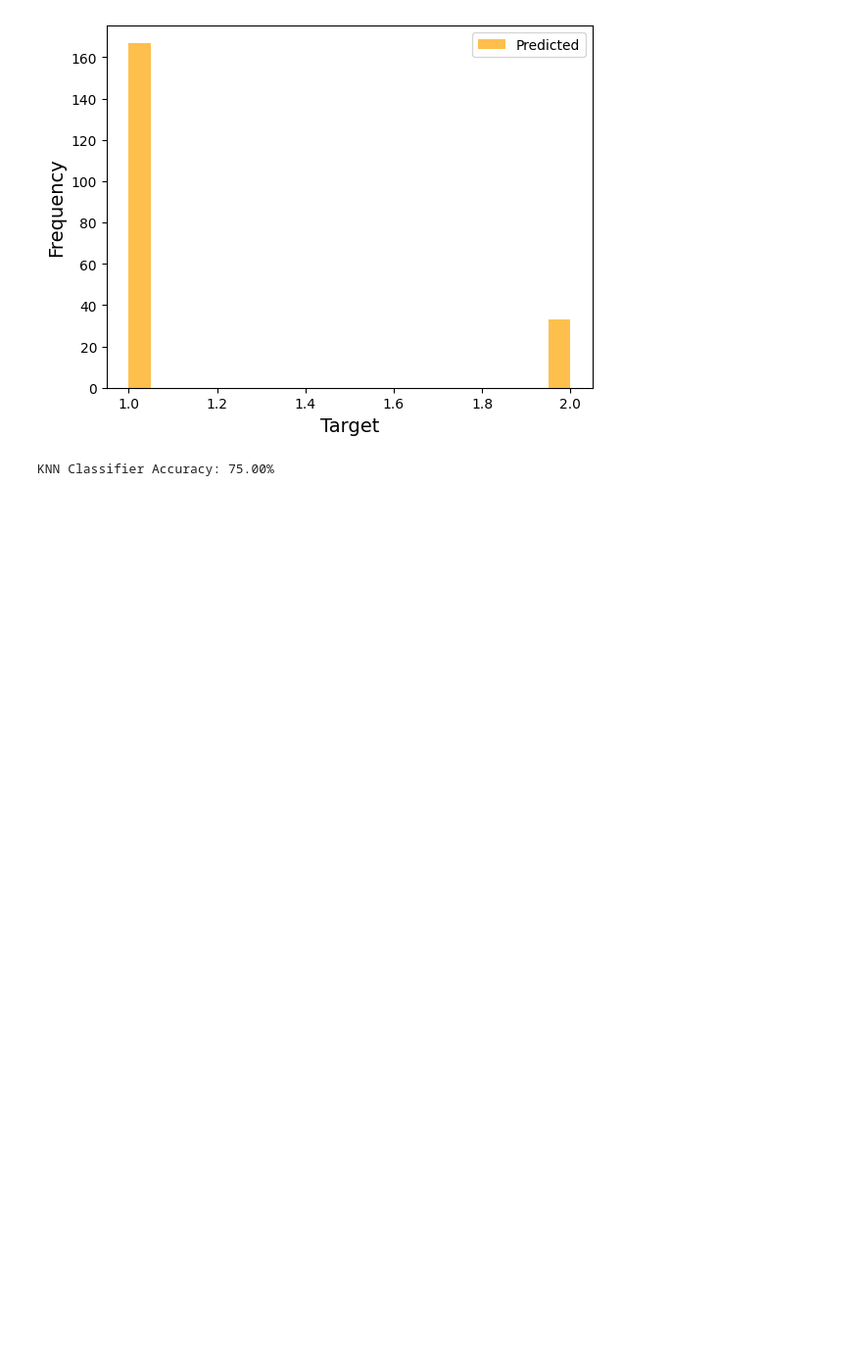
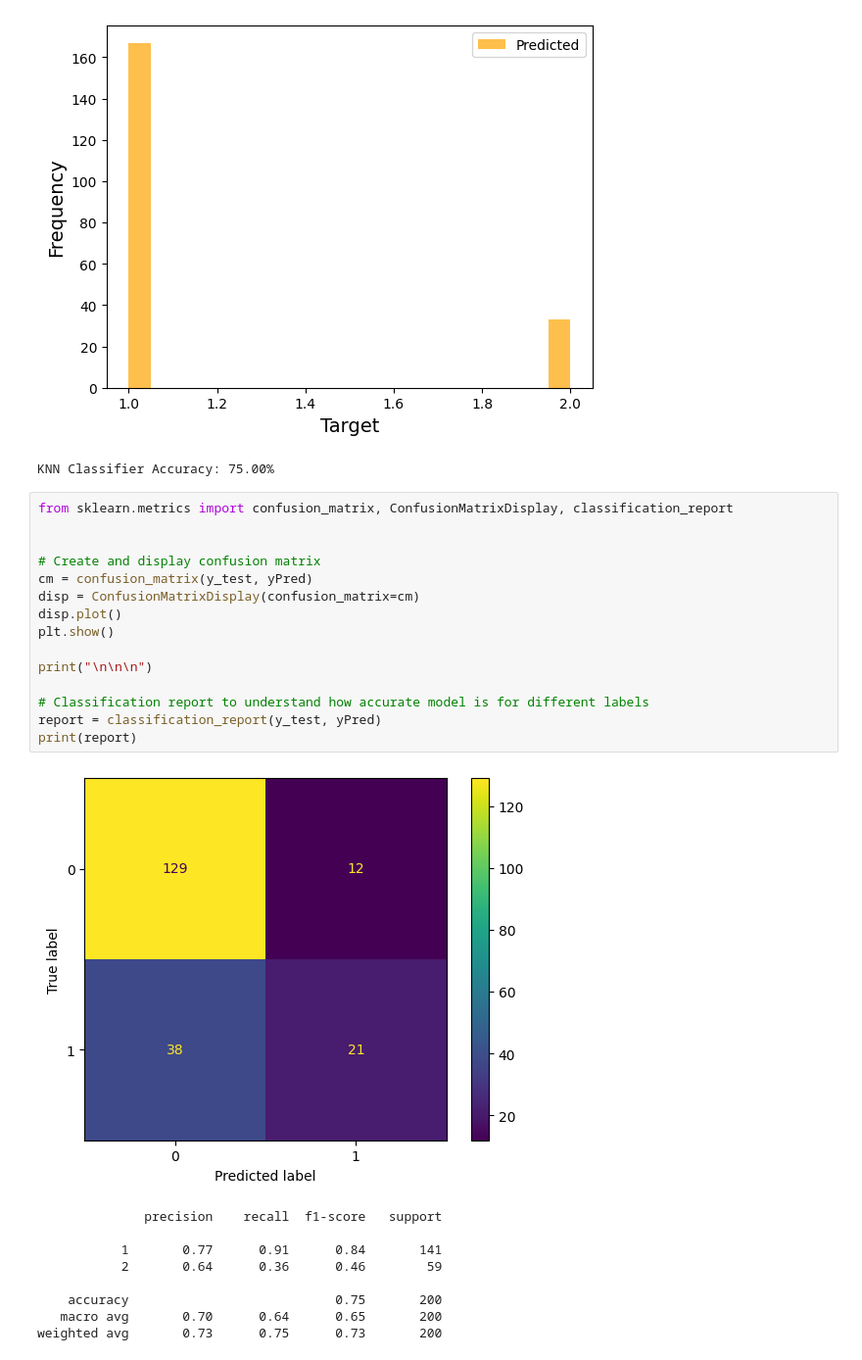
Before and after one commit to AnanyaTyagi08/Credit-Predictor, a Jupyter notebook: Statlog(German_Credit)CS375Project.ipynb, the cells around one changed output. Shown: that part at 98% size. Saved outputs shown, nothing was run; the diff lists cells and outputs as text; blank space fills up the shorter version.

```diff
--- a/Statlog(German_Credit)CS375Project.ipynb
+++ b/Statlog(German_Credit)CS375Project.ipynb
@@ -446,3 +446,28 @@ print(f"KNN Classifier Accuracy: {accuracy * 100:.2f}%")
 [figure]
 [figure]
 KNN Classifier Accuracy: 75.00%
+# %%
+from sklearn.metrics import confusion_matrix, ConfusionMatrixDisplay, classification_report
+
+
+# Create and display confusion matrix
+cm = confusion_matrix(y_test, yPred)
+disp = ConfusionMatrixDisplay(confusion_matrix=cm)
+disp.plot()
+plt.show()
+
+print("\n\n\n")
+
+# Classification report to understand how accurate model is for different labels
+report = classification_report(y_test, yPred)
+print(report)
+# %% [output]
+[figure, added]
+              precision    recall  f1-score   support
+
+           1       0.77      0.91      0.84       141
+           2       0.64      0.36      0.46        59
+
+    accuracy                           0.75       200
+   macro avg       0.70      0.64      0.65       200
+weighted avg       0.73      0.75      0.73       200
```
